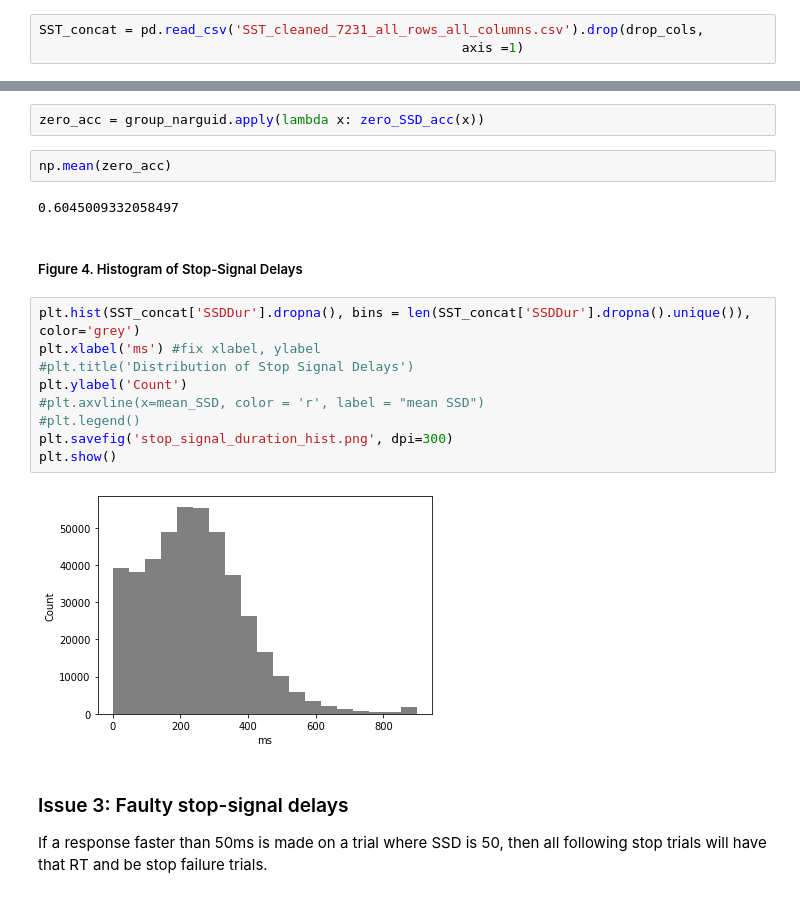
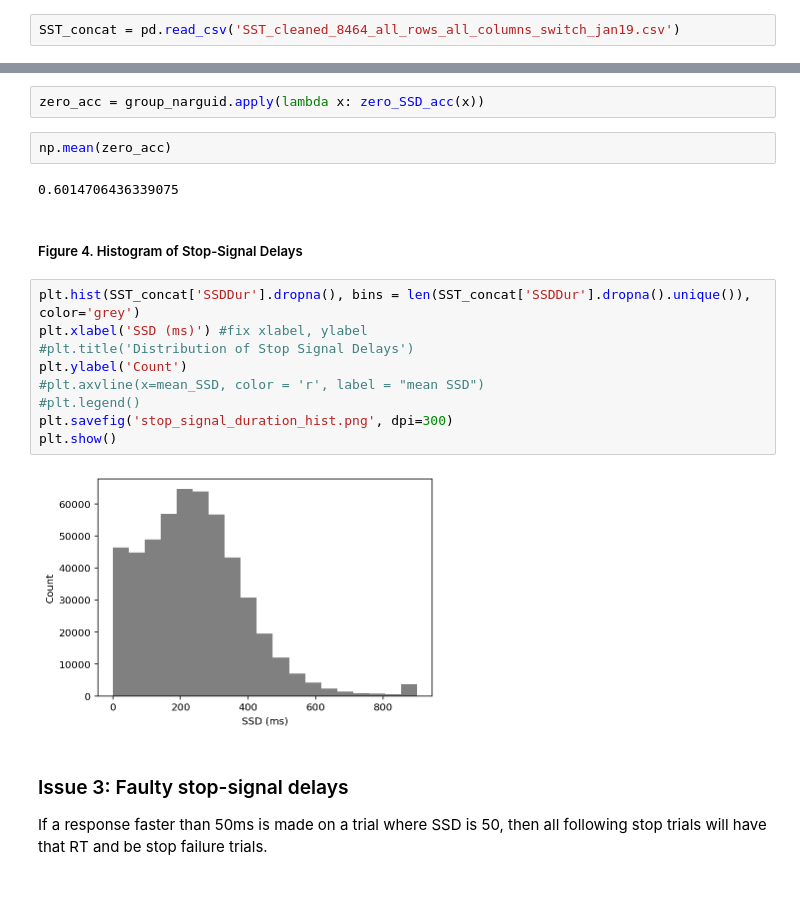
Before and after one commit to mckenziephagen/ABCD_Stop_Signal, a Jupyter notebook: scripts/SST_manuscript/SST_problems.ipynb, the cells around one changed output, grey strips where cells are left out. Drawn from its saved outputs; the diff is of its cells as text.

```diff
--- a/scripts/SST_manuscript/SST_problems.ipynb
+++ b/scripts/SST_manuscript/SST_problems.ipynb
@@ -32,5 +30,4 @@ SST_cleaned_7231.csv is the trial by trial event data that's been run through cl
 # %%
-SST_concat = pd.read_csv('SST_cleaned_7231_all_rows_all_columns.csv').drop(drop_cols,
-                                                      axis =1)
+SST_concat = pd.read_csv('SST_cleaned_8464_all_rows_all_columns_switch_jan19.csv')
 # %% [markdown]
 #### A few qa checks:
@@ -259,20 +293,20 @@ zero_acc = group_narguid.apply(lambda x: zero_SSD_acc(x))
 # %%
 np.mean(zero_acc)
 # %% [output]
-0.6045009332058497
+0.6014706436339075
 # %% [markdown]
 ##### Figure 4. Histogram of Stop-Signal Delays
 # %%
 plt.hist(SST_concat['SSDDur'].dropna(), bins = len(SST_concat['SSDDur'].dropna().unique()), color='grey')
-plt.xlabel('ms') #fix xlabel, ylabel
+plt.xlabel('SSD (ms)') #fix xlabel, ylabel
 #plt.title('Distribution of Stop Signal Delays')
 plt.ylabel('Count')
 #plt.axvline(x=mean_SSD, color = 'r', label = "mean SSD")
 #plt.legend()
 plt.savefig('stop_signal_duration_hist.png', dpi=300)
 plt.show()
 # %% [output]
-[figure, old version]
+[figure, new version]
 # %% [markdown]
 ### Issue 3: Faulty stop-signal delays
 
```
Also changed, not shown: parts of 70 cells of this notebook, 2 other files.
